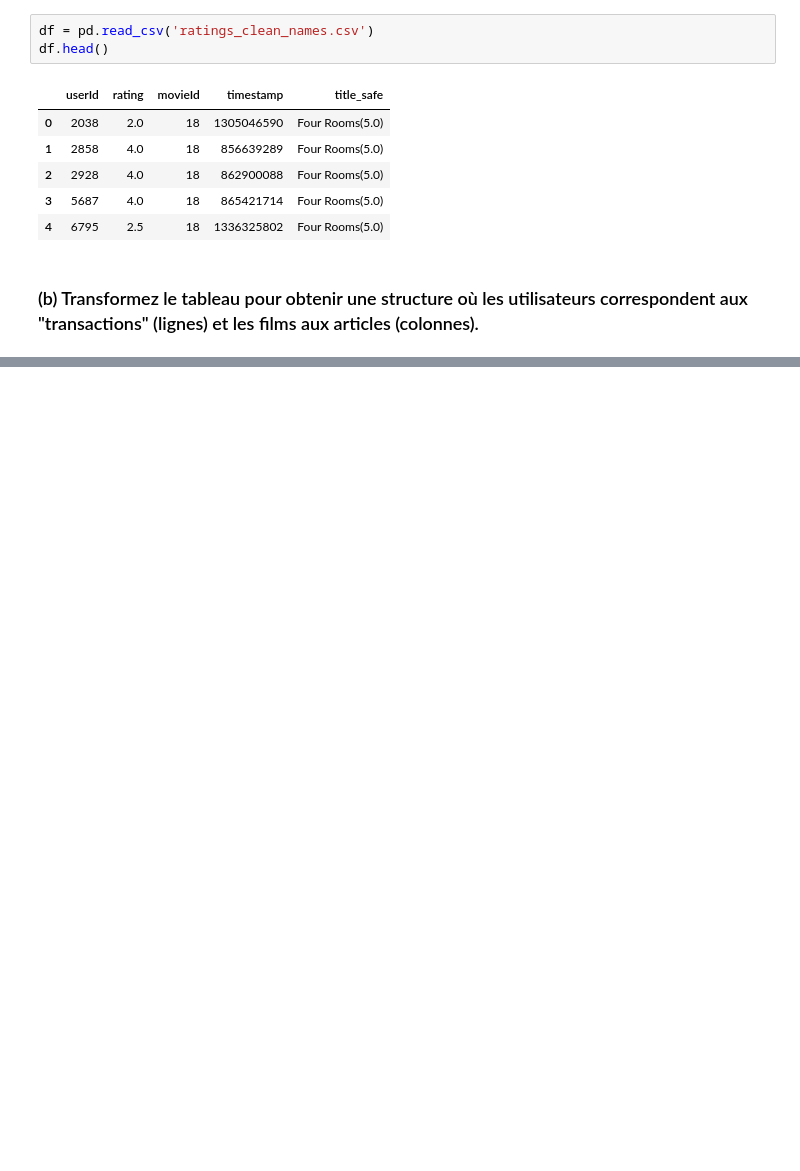
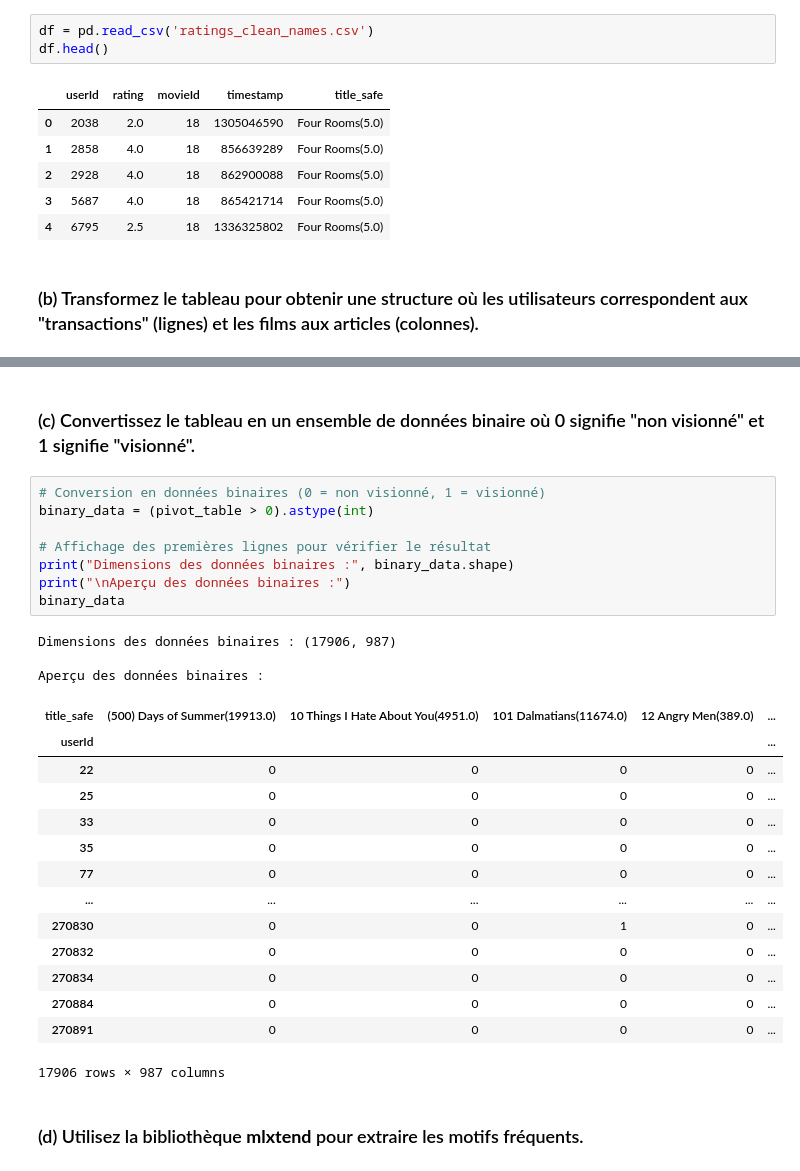
Before and after one commit to Ptitlu42/TP_data_mining, a Jupyter notebook: TP_regles_association.ipynb, the cells around one changed output, grey strips where cells are left out. Saved outputs shown, nothing was run; the diff lists cells and outputs as text; blank space fills up the shorter version.

```diff
--- a/TP_regles_association.ipynb
+++ b/TP_regles_association.ipynb
@@ -94,0 +112,30 @@ Dimensions de la table pivot : (17906, 987)
+# %% [markdown]
+### (c) Convertissez le tableau en un ensemble de données binaire où 0 signifie "non visionné" et 1 signifie "visionné".
+# %%
+# Conversion en données binaires (0 = non visionné, 1 = visionné)
+binary_data = (pivot_table > 0).astype(int)
+
+# Affichage des premières lignes pour vérifier le résultat
+print("Dimensions des données binaires :", binary_data.shape)
+print("\nAperçu des données binaires :")
+binary_data
+# %% [output]
+Dimensions des données binaires : (17906, 987)
+
+Aperçu des données binaires :
+| title_safe | (500) Days of Summer(19913.0) | 10 Things I Hate About You(4951.0) | 101 Dalmatians(11674.0) | 12 Angry Men(389.0) | ... |
+| userId |  |  |  |  | ... |
+| 22 | 0 | 0 | 0 | 0 | ... |
+| 25 | 0 | 0 | 0 | 0 | ... |
+| 33 | 0 | 0 | 0 | 0 | ... |
+| 35 | 0 | 0 | 0 | 0 | ... |
+| 77 | 0 | 0 | 0 | 0 | ... |
+| ... | ... | ... | ... | ... | ... |
+| 270830 | 0 | 0 | 1 | 0 | ... |
+| 270832 | 0 | 0 | 0 | 0 | ... |
+| 270834 | 0 | 0 | 0 | 0 | ... |
+| 270884 | 0 | 0 | 0 | 0 | ... |
+| 270891 | 0 | 0 | 0 | 0 | ... |
+17906 rows × 987 columns
+# %% [markdown]
+### (d) Utilisez la bibliothèque **mlxtend** pour extraire les motifs fréquents.
```
Also changed, not shown: parts of 9 cells of this notebook.
